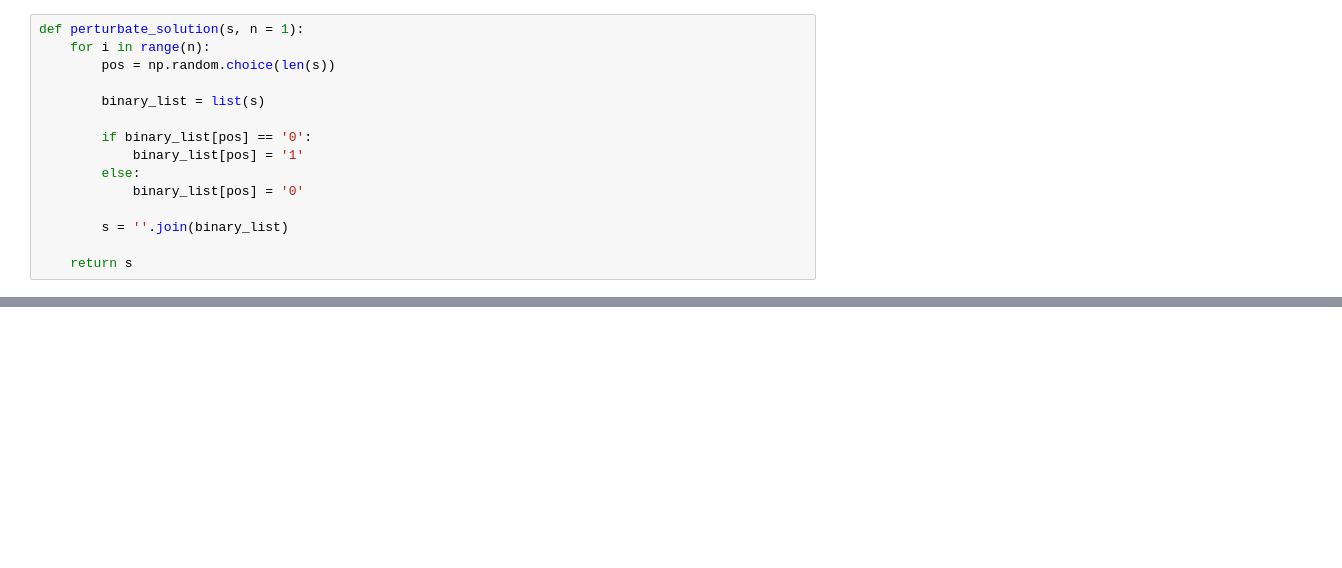
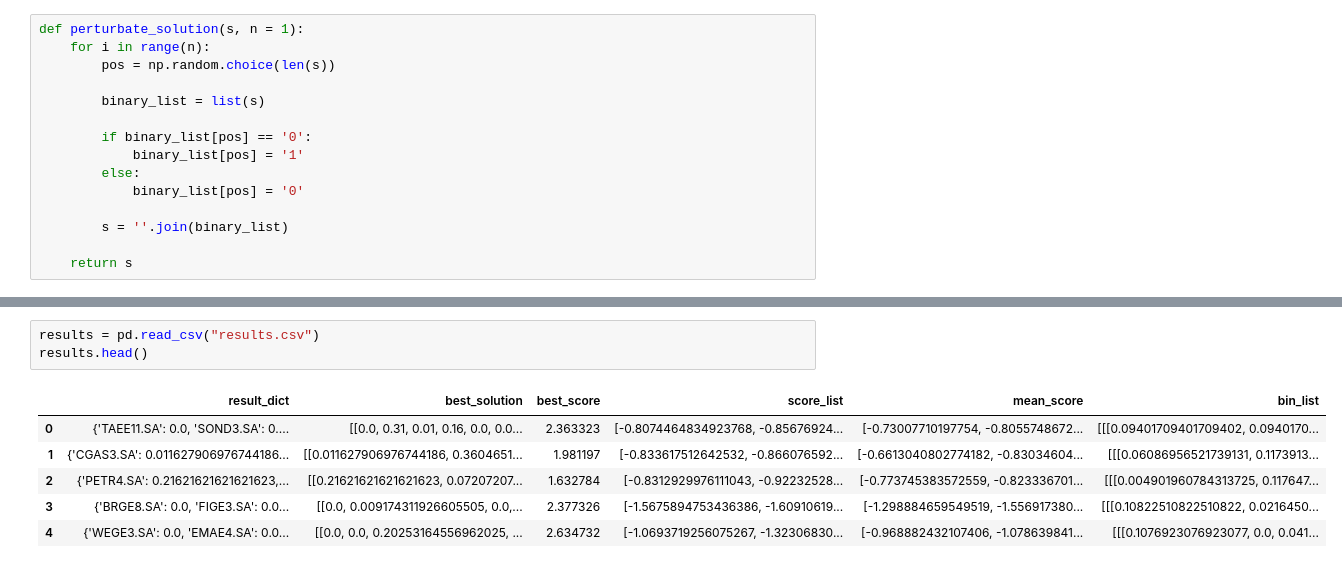
Before and after one commit to fell100/Metaheuristics, a Jupyter notebook: GRASP/grasp.ipynb, the cells around one changed output, grey strips where cells are left out. Drawn from its saved outputs; the diff is of its cells as text; blank space fills up the shorter version.

```diff
--- a/GRASP/grasp.ipynb
+++ b/GRASP/grasp.ipynb
@@ -510,0 +675,10 @@ tabu_search(max_iterations, n_neighbors, early_stop_n, tabu_list_len, s0 = portf
+# %%
+results = pd.read_csv("results.csv")
+results.head()
+# %% [output]
+|  | result_dict | best_solution | best_score | score_list | mean_score | bin_list |
+| 0 | {'TAEE11.SA': 0.0, 'SOND3.SA': 0.... | [[0.0, 0.31, 0.01, 0.16, 0.0, 0.0... | 2.363323 | [-0.8074464834923768, -0.85676924... | [-0.73007710197754, -0.8055748672... | [[[0.09401709401709402, 0.0940170... |
+| 1 | {'CGAS3.SA': 0.011627906976744186... | [[0.011627906976744186, 0.3604651... | 1.981197 | [-0.833617512642532, -0.866076592... | [-0.6613040802774182, -0.83034604... | [[[0.06086956521739131, 0.1173913... |
+| 2 | {'PETR4.SA': 0.21621621621621623,... | [[0.21621621621621623, 0.07207207... | 1.632784 | [-0.8312929976111043, -0.92232528... | [-0.773745383572559, -0.823336701... | [[[0.004901960784313725, 0.117647... |
+| 3 | {'BRGE8.SA': 0.0, 'FIGE3.SA': 0.0... | [[0.0, 0.009174311926605505, 0.0,... | 2.377326 | [-1.5675894753436386, -1.60910619... | [-1.298884659549519, -1.556917380... | [[[0.10822510822510822, 0.0216450... |
+| 4 | {'WEGE3.SA': 0.0, 'EMAE4.SA': 0.0... | [[0.0, 0.0, 0.20253164556962025, ... | 2.634732 | [-1.0693719256075267, -1.32306830... | [-0.968882432107406, -1.078639841... | [[[0.1076923076923077, 0.0, 0.041... |
```
Also changed, not shown: parts of 42 cells of this notebook, 8 other files.
